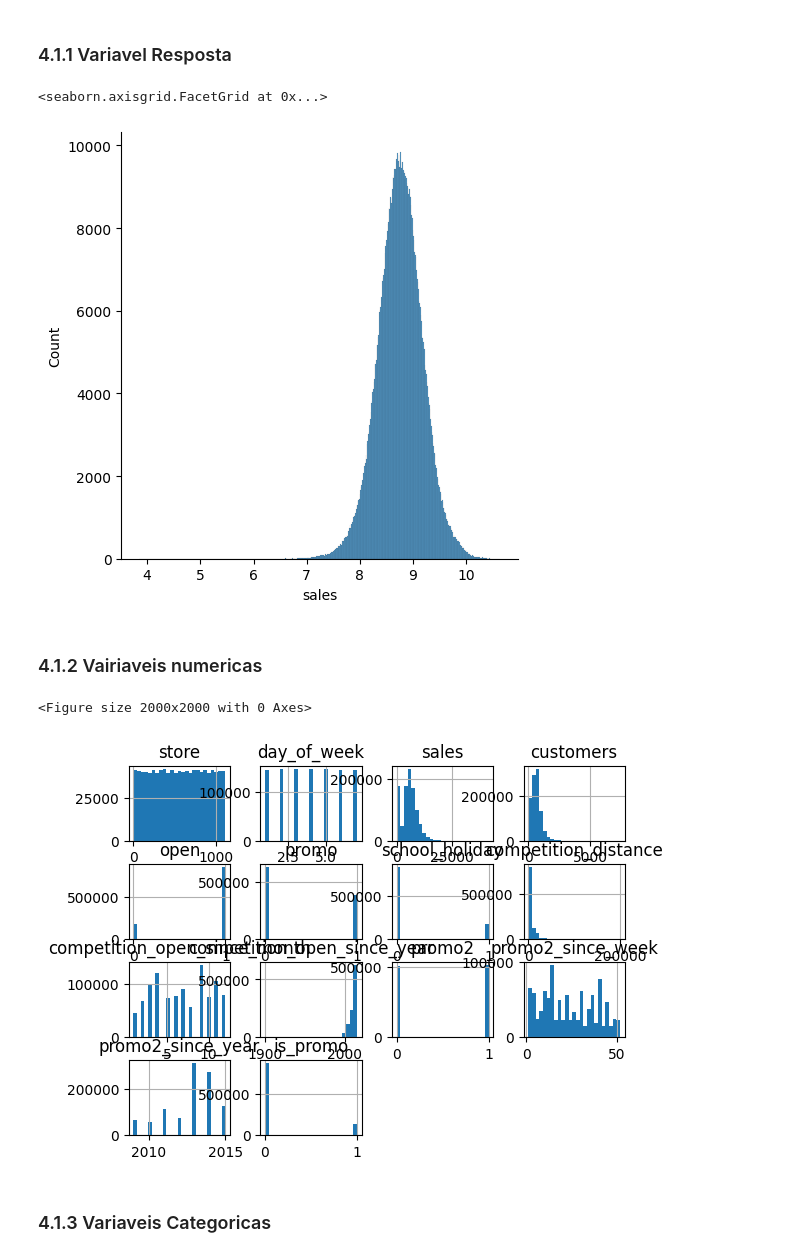
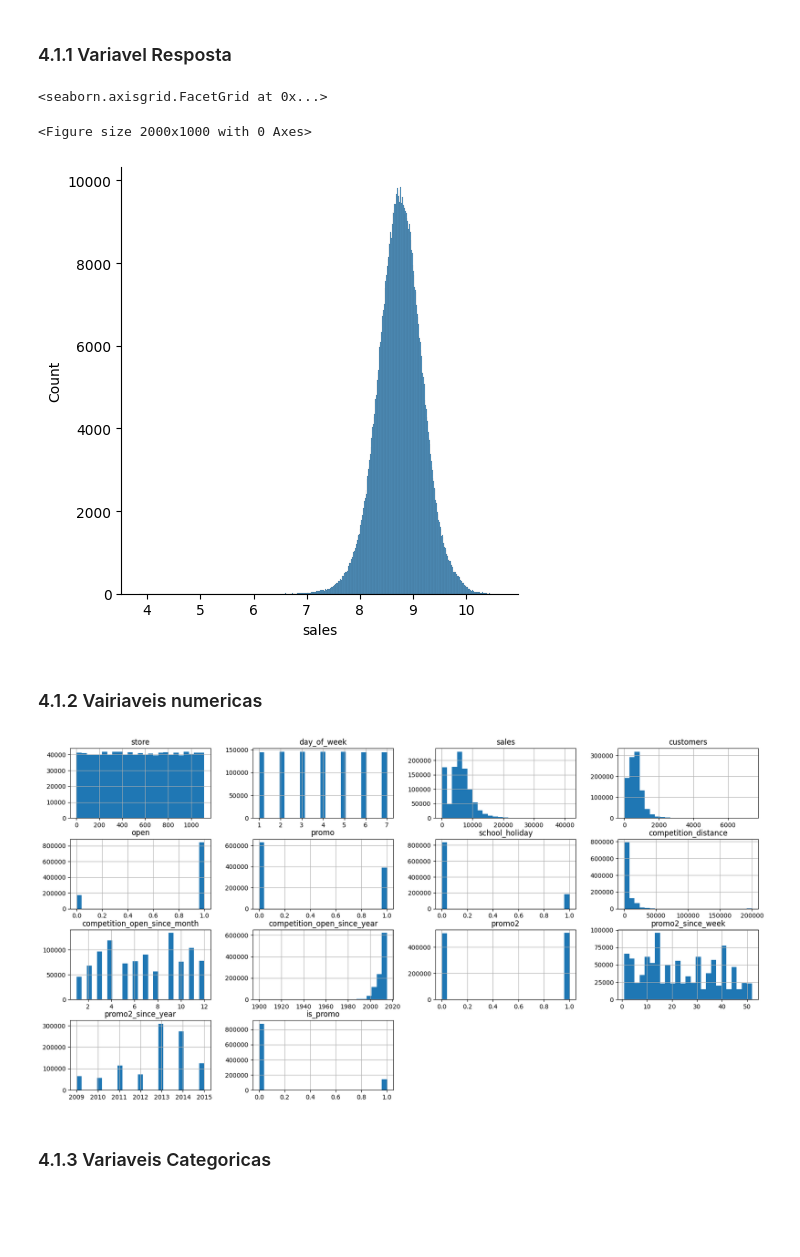
Before and after one commit to thiago-vale/ds-em-producao, a Jupyter notebook: notebooks/store-sales-ŕedictions.ipynb, the cells around one changed output. Saved outputs shown, nothing was run; the diff lists cells and outputs as text; code cells hidden in the pictures; blank space fills up the shorter version.

```diff
--- a/notebooks/store-sales-ŕedictions.ipynb
+++ b/notebooks/store-sales-ŕedictions.ipynb
@@ -533,18 +534,18 @@ df4 = df3.copy()
 # %% [markdown]
 ### 4.1.1 Variavel Resposta
 # %%
+plt.figure(figsize=(20,10))
 sns.displot( np.log1p(df4['sales']))
 # %% [output]
 <seaborn.axisgrid.FacetGrid at 0x...>
+<Figure size 2000x1000 with 0 Axes>
 [figure]
 # %% [markdown]
 ### 4.1.2 Vairiaveis numericas
-# %%
-plt.figure(figsize=[20,20])
-num_atributes.hist(bins=25);
-# %% [output]
-<Figure size 2000x2000 with 0 Axes>
-[figure, removed]
+# %%
+num_atributes.hist(bins=25,figsize=(20,10));
+# %% [output]
+[figure, added]
 # %% [markdown]
 ### 4.1.3 Variaveis Categoricas
 # %%
```
Also changed, not shown: parts of 19 cells of this notebook.
